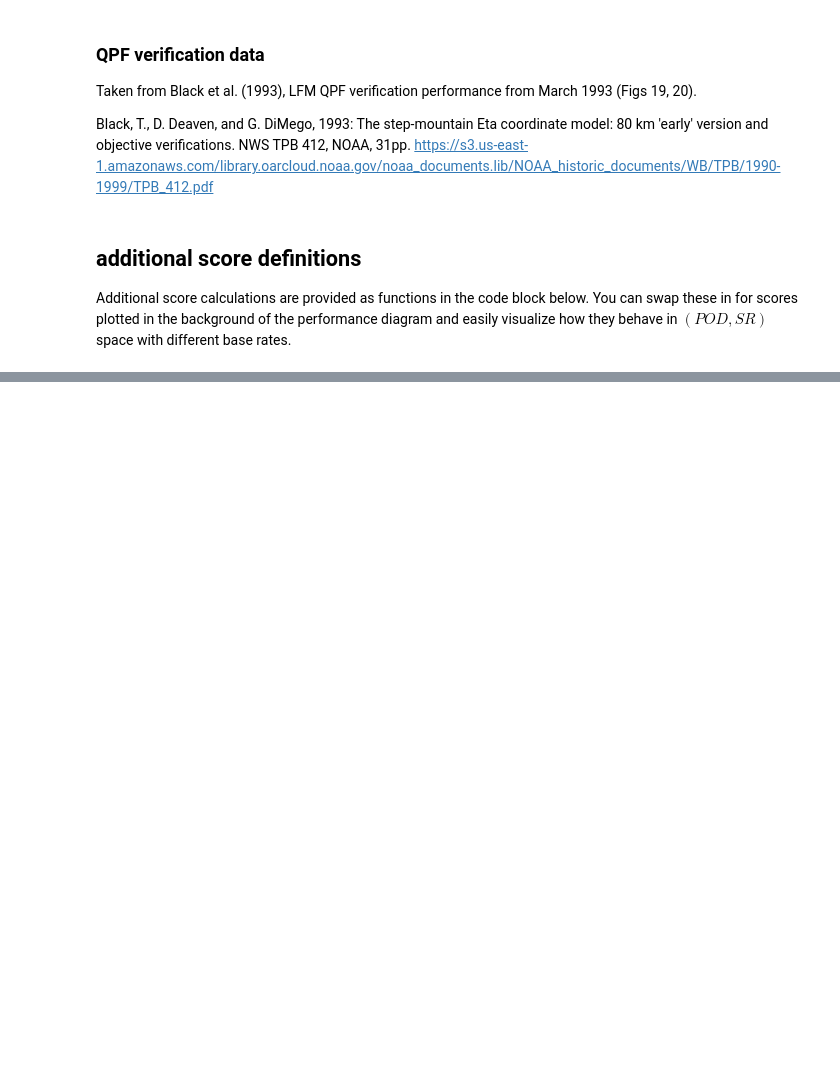
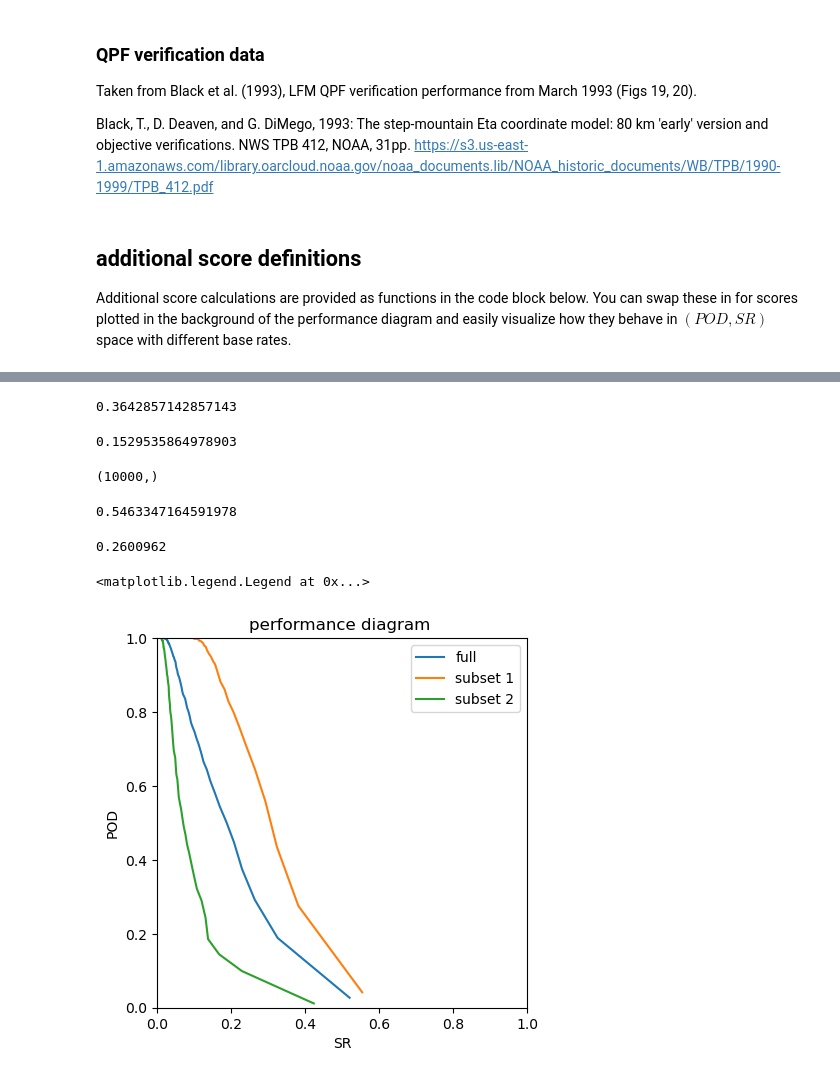
Before and after one commit to baldwin-ou/verification, a Jupyter notebook: intro_performance_diagram.ipynb, the cells around one changed output, grey strips where cells are left out. Saved outputs shown, nothing was run; the diff lists cells and outputs as text; code cells hidden in the pictures; blank space fills up the shorter version.

```diff
--- a/intro_performance_diagram.ipynb
+++ b/intro_performance_diagram.ipynb
@@ -817,0 +1197,41 @@ def alphame(a,b,c,d):
+# %%
+# pod1
+np.mean(fcst_bin1*1.*obs_1)/np.mean(obs_1)
+# %% [output]
+0.3642857142857143
+# %%
+# pod2
+np.mean(fcst_bin2*1.*obs_2)/np.mean(obs_2)
+# %% [output]
+0.1529535864978903
+# %%
+obs_1.shape
+# %% [output]
+(10000,)
+# %%
+np.mean(obs_2)/np.mean(obs)
+# %% [output]
+0.5463347164591978
+# %%
+0.1*5.08*0.364+0.9*0.546*0.153
+# %% [output]
+0.2600962
+# %%
+# example performance diagram, full curve and single point
+
+fig,ax = plt.subplots()
+
+ax.plot(df.SR,df.POD,label='full')
+ax.plot(df1.SR,df1.POD,label='subset 1')
+ax.plot(df2.SR,df2.POD,label='subset 2')
+
+ax.set_xlabel('SR')
+ax.set_ylabel('POD')
+ax.set_title('performance diagram ')
+ax.set_aspect('equal')
+ax.set_xlim(0.,1.)
+ax.set_ylim(0.,1.)
+ax.legend()
+# %% [output]
+<matplotlib.legend.Legend at 0x...>
+[figure, added]
```
Also changed, not shown: parts of 49 cells of this notebook.
